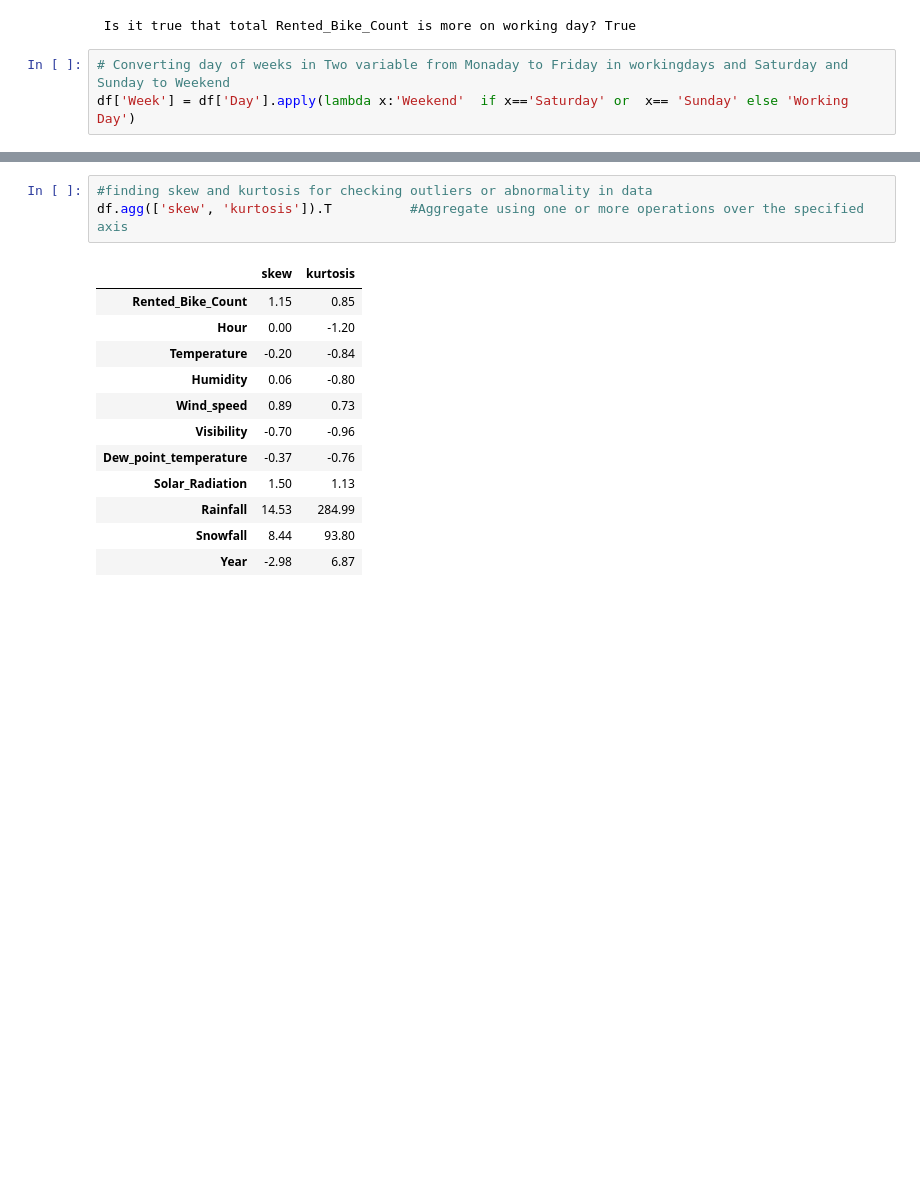
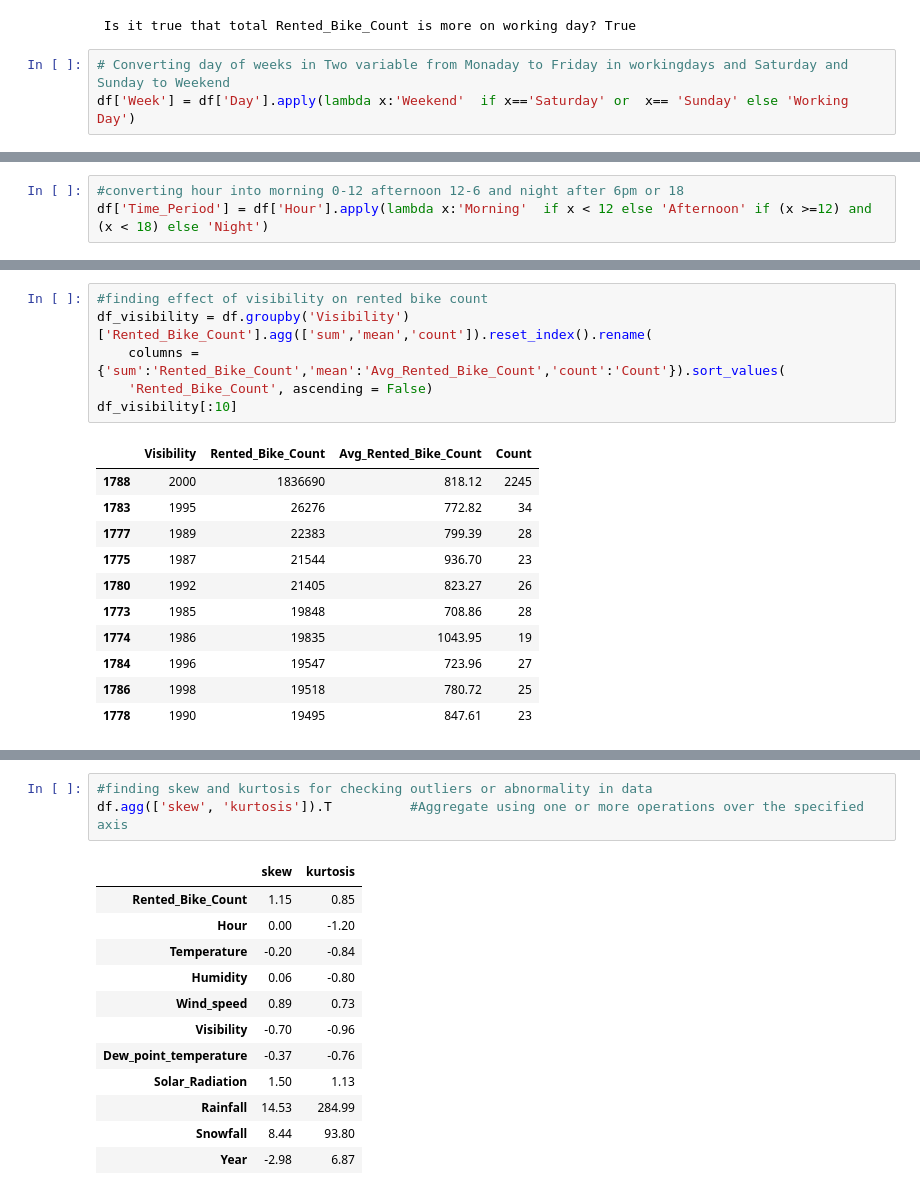
Before and after one commit to abhinav4201/Regression-Bike-Sharing-Demand-Prediction, a Jupyter notebook: Supervised_Regression_Bike_Demand_Prediction_Capstone_2.ipynb, the cells around one changed output, grey strips where cells are left out. Drawn from its saved outputs; the diff is of its cells as text; blank space fills up the shorter version.

```diff
--- a/Supervised_Regression_Bike_Demand_Prediction_Capstone_2.ipynb
+++ b/Supervised_Regression_Bike_Demand_Prediction_Capstone_2.ipynb
@@ -526,0 +527,3 @@ df.groupby('Hour')['Rented_Bike_Count'].sum().reset_index()
+# %%
+#converting hour into morning 0-12 afternoon 12-6 and night after 6pm or 18
+df['Time_Period'] = df['Hour'].apply(lambda x:'Morning'  if x < 12 else 'Afternoon' if (x >=12) and (x < 18) else 'Night')
@@ -526,0 +540,18 @@ df.groupby('Hour')['Rented_Bike_Count'].sum().reset_index()
+# %%
+#finding effect of visibility on rented bike count
+df_visibility = df.groupby('Visibility')['Rented_Bike_Count'].agg(['sum','mean','count']).reset_index().rename(
+    columns = {'sum':'Rented_Bike_Count','mean':'Avg_Rented_Bike_Count','count':'Count'}).sort_values(
+    'Rented_Bike_Count', ascending = False)
+df_visibility[:10]
+# %% [output]
+|  | Visibility | Rented_Bike_Count | Avg_Rented_Bike_Count | Count |
+| 1788 | 2000 | 1836690 | 818.12 | 2245 |
+| 1783 | 1995 | 26276 | 772.82 | 34 |
+| 1777 | 1989 | 22383 | 799.39 | 28 |
+| 1775 | 1987 | 21544 | 936.70 | 23 |
+| 1780 | 1992 | 21405 | 823.27 | 26 |
+| 1773 | 1985 | 19848 | 708.86 | 28 |
+| 1774 | 1986 | 19835 | 1043.95 | 19 |
+| 1784 | 1996 | 19547 | 723.96 | 27 |
+| 1786 | 1998 | 19518 | 780.72 | 25 |
+| 1778 | 1990 | 19495 | 847.61 | 23 |
```
Also changed, not shown: parts of 8 cells of this notebook.
